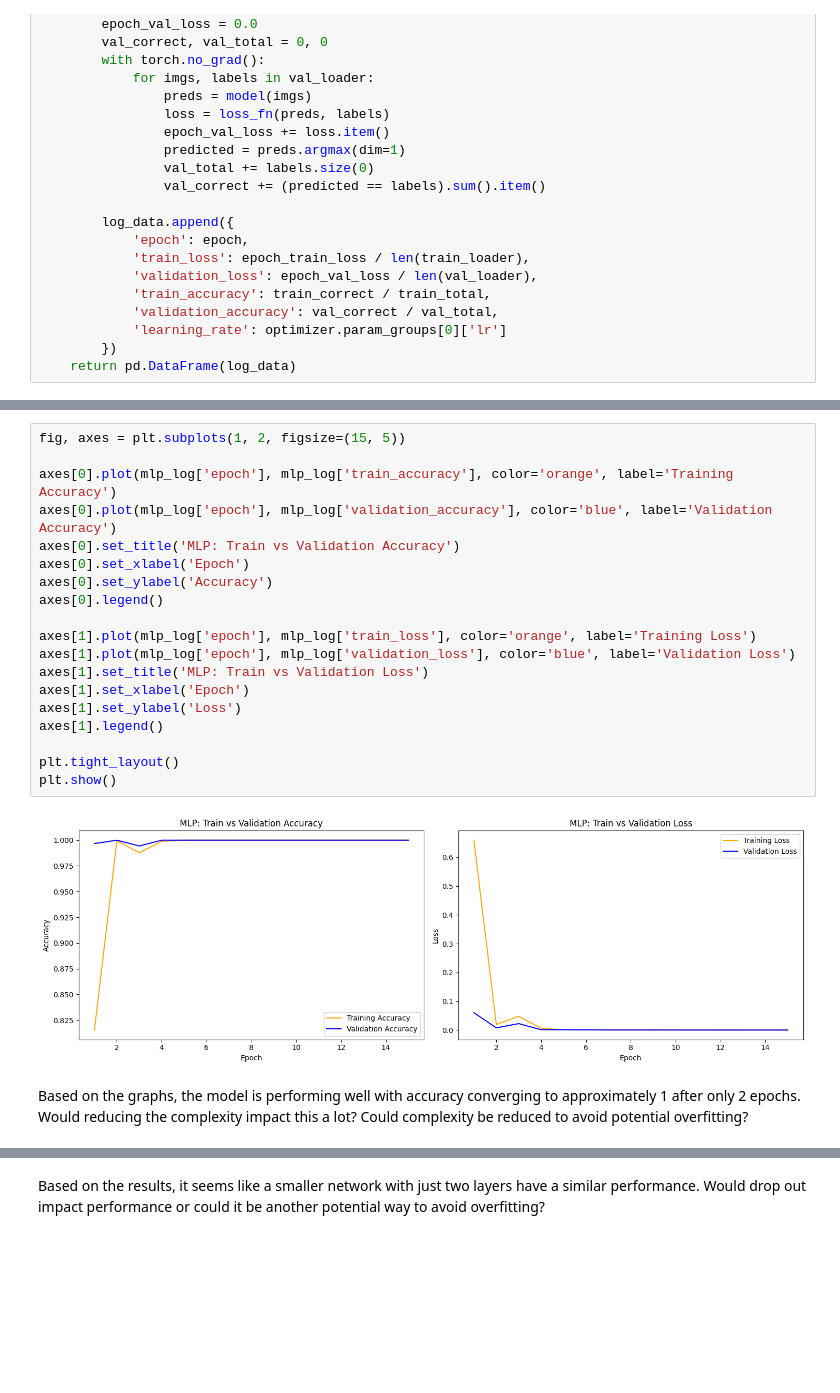
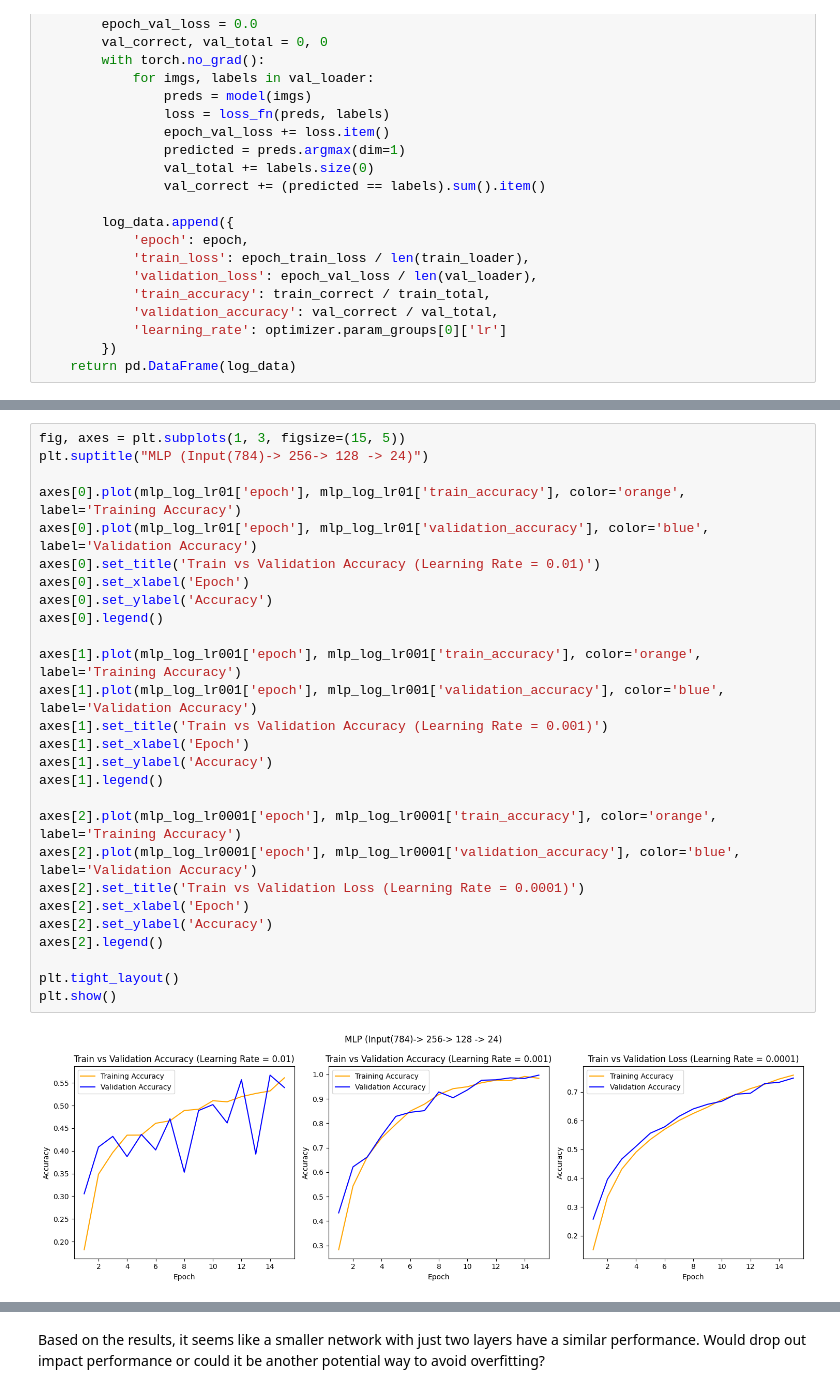
Before and after one commit to yzhao2433/sign_lang_recognition, a Jupyter notebook: mlp.ipynb, the cells around one changed output, grey strips where cells are left out. Drawn from its saved outputs; the diff is of its cells as text; blank space fills up the shorter version.

```diff
--- a/mlp.ipynb
+++ b/mlp.ipynb
@@ -165,23 +202,29 @@ mlp_log = train_model(n_epochs=15,
-# %%
-fig, axes = plt.subplots(1, 2, figsize=(15, 5))
-
-axes[0].plot(mlp_log['epoch'], mlp_log['train_accuracy'], color='orange', label='Training Accuracy')
-axes[0].plot(mlp_log['epoch'], mlp_log['validation_accuracy'], color='blue', label='Validation Accuracy')
-axes[0].set_title('MLP: Train vs Validation Accuracy')
-axes[0].set_xlabel('Epoch')
-axes[0].set_ylabel('Accuracy')
-axes[0].legend()
-
-axes[1].plot(mlp_log['epoch'], mlp_log['train_loss'], color='orange', label='Training Loss')
-axes[1].plot(mlp_log['epoch'], mlp_log['validation_loss'], color='blue', label='Validation Loss')
-axes[1].set_title('MLP: Train vs Validation Loss')
-axes[1].set_xlabel('Epoch')
-axes[1].set_ylabel('Loss')
-axes[1].legend()
-
-plt.tight_layout()
-plt.show()
-# %% [output]
-[figure, removed]
-# %% [markdown]
-Based on the graphs, the model is performing well with accuracy converging to approximately 1 after only 2 epochs. Would reducing the complexity impact this a lot? Could complexity be reduced to avoid potential overfitting?
+# %%
+fig, axes = plt.subplots(1, 3, figsize=(15, 5))
+plt.suptitle("MLP (Input(784)-> 256-> 128 -> 24)")
+
+axes[0].plot(mlp_log_lr01['epoch'], mlp_log_lr01['train_accuracy'], color='orange', label='Training Accuracy')
+axes[0].plot(mlp_log_lr01['epoch'], mlp_log_lr01['validation_accuracy'], color='blue', label='Validation Accuracy')
+axes[0].set_title('Train vs Validation Accuracy (Learning Rate = 0.01)')
+axes[0].set_xlabel('Epoch')
+axes[0].set_ylabel('Accuracy')
+axes[0].legend()
+
+axes[1].plot(mlp_log_lr001['epoch'], mlp_log_lr001['train_accuracy'], color='orange', label='Training Accuracy')
+axes[1].plot(mlp_log_lr001['epoch'], mlp_log_lr001['validation_accuracy'], color='blue', label='Validation Accuracy')
+axes[1].set_title('Train vs Validation Accuracy (Learning Rate = 0.001)')
+axes[1].set_xlabel('Epoch')
+axes[1].set_ylabel('Accuracy')
+axes[1].legend()
+
+axes[2].plot(mlp_log_lr0001['epoch'], mlp_log_lr0001['train_accuracy'], color='orange', label='Training Accuracy')
+axes[2].plot(mlp_log_lr0001['epoch'], mlp_log_lr0001['validation_accuracy'], color='blue', label='Validation Accuracy')
+axes[2].set_title('Train vs Validation Loss (Learning Rate = 0.0001)')
+axes[2].set_xlabel('Epoch')
+axes[2].set_ylabel('Accuracy')
+axes[2].legend()
+
+plt.tight_layout()
+plt.show()
+# %% [output]
+[figure, added]
```
Also changed, not shown: parts of 17 cells of this notebook.
